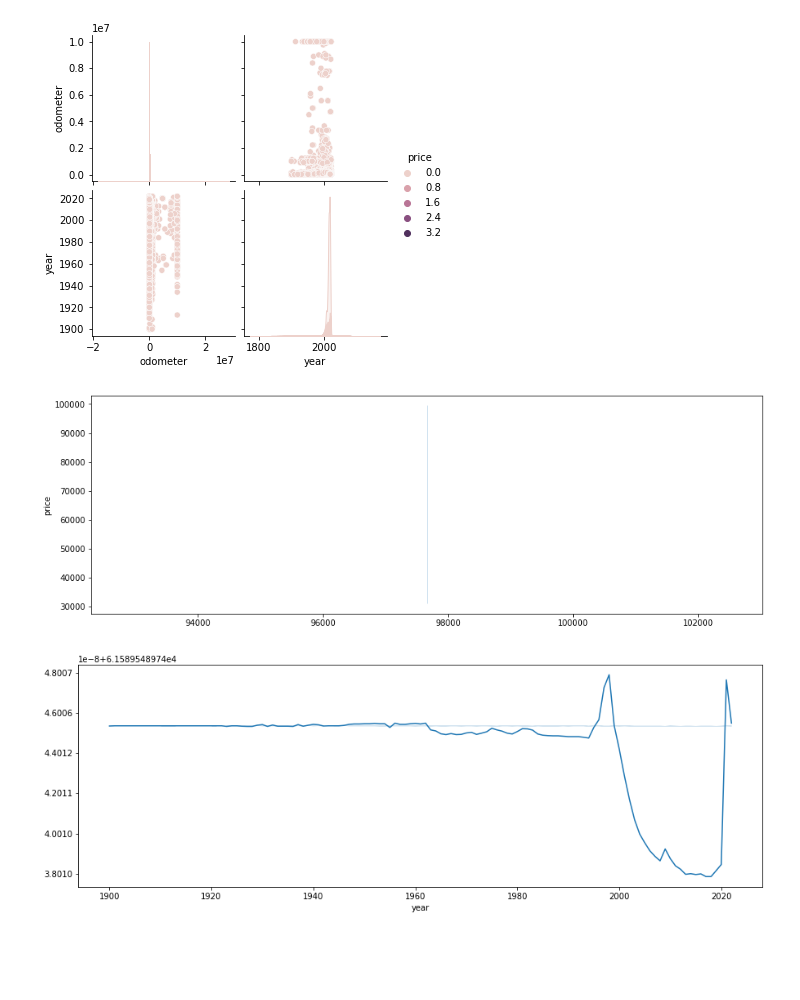
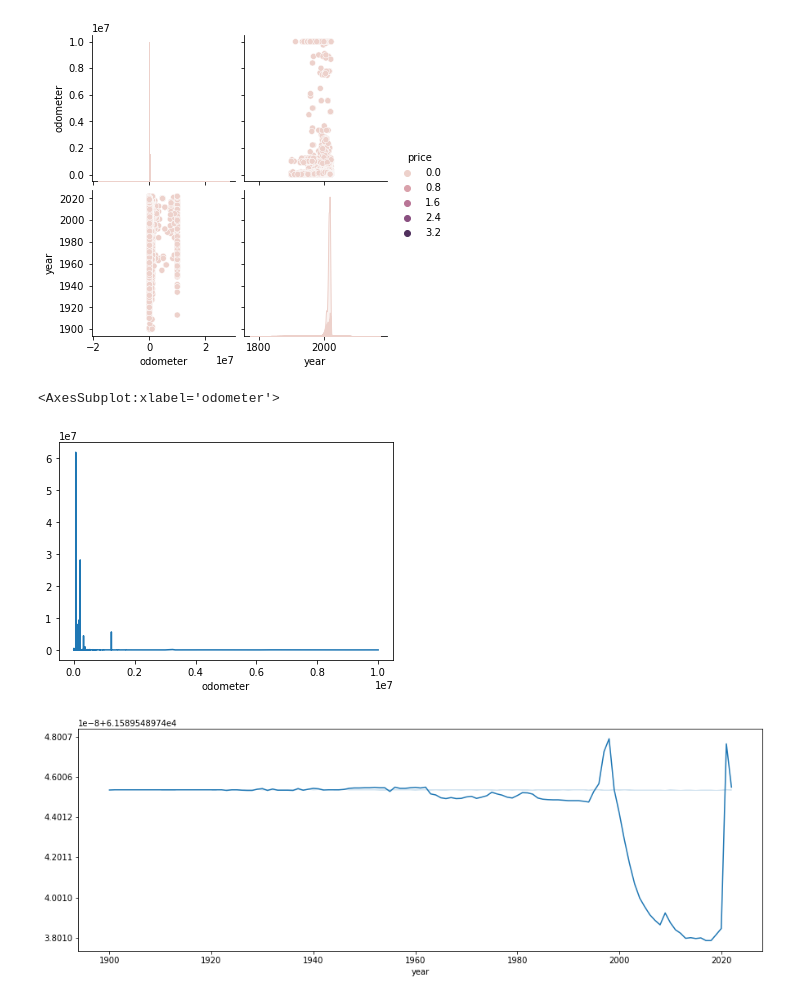
Before and after one commit to kwanjeff/DataTrack, a Jupyter notebook: Capstone 3/2. EDA_Ussed_Car_Prices.ipynb, the cells around one changed output. Drawn from its saved outputs; the diff is of its cells as text; code cells hidden in the pictures; blank space fills up the shorter version.

```diff
--- a/Capstone 3/2. EDA_Ussed_Car_Prices.ipynb
+++ b/Capstone 3/2. EDA_Ussed_Car_Prices.ipynb
@@ -529,14 +529,11 @@ sns.pairplot(df2, hue='price')
 # %% [output]
 <seaborn.axisgrid.PairGrid at 0x...>
 [figure]
-# %%
-#Task 5.3.0
-#box plot
-plt.figure(figsize = (15,5))
-sns.lineplot(x=UsedVehicle['odometer'].mean() ,y=UsedVehicle['price']);
-plt.show()
-# %% [output]
-[figure, removed]
+# %%
+UsedVehicle.groupby('odometer')['price'].mean().plot()
+# %% [output]
+<AxesSubplot:xlabel='odometer'>
+[figure, added]
 # %%
 #Task 5.3.1
 #box plot
```
Also changed, not shown: parts of 69 cells of this notebook.
